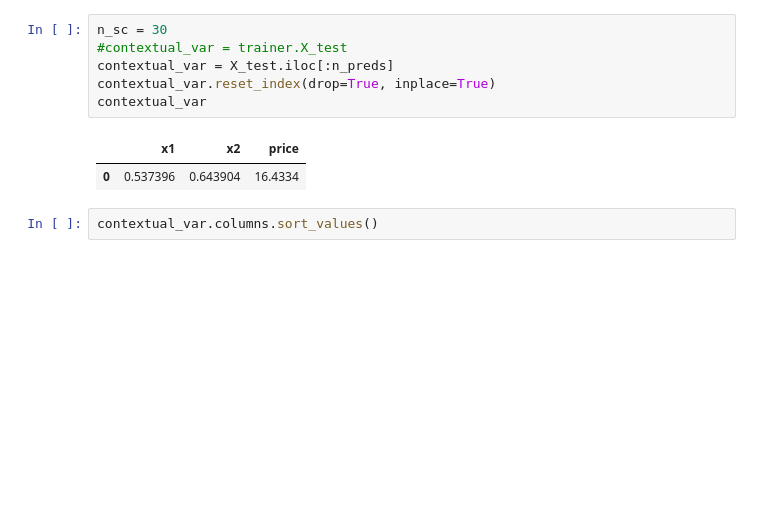
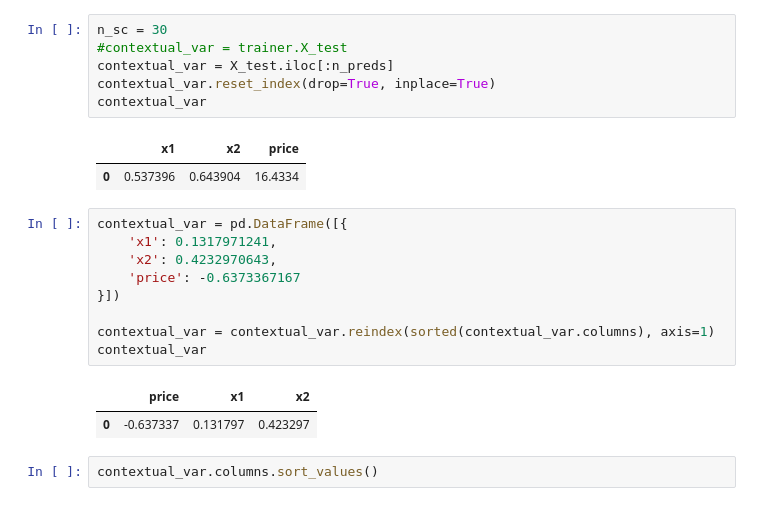
Before and after one commit to DanielLosada/DynamicPricing, a Jupyter notebook: MyImplementation/replicate_VPP.ipynb, the cells around one changed output. Cells and saved outputs as stored; diff of their text form; blank space fills up the shorter version.

```diff
--- a/MyImplementation/replicate_VPP.ipynb
+++ b/MyImplementation/replicate_VPP.ipynb
@@ -154,6 +154,18 @@ contextual_var
 # %% [output]
 |  | x1 | x2 | price |
 | 0 | 0.537396 | 0.643904 | 16.4334 |
+# %%
+contextual_var = pd.DataFrame([{
+    'x1': 0.1317971241,
+    'x2': 0.4232970643,
+    'price': -0.6373367167
+}])
+
+contextual_var = contextual_var.reindex(sorted(contextual_var.columns), axis=1)
+contextual_var
+# %% [output]
+|  | price | x1 | x2 |
+| 0 | -0.637337 | 0.131797 | 0.423297 |
 # %%
 contextual_var.columns.sort_values()
 # %% [output]
```
Also changed, not shown: parts of 2 cells of this notebook, 5 other files.
